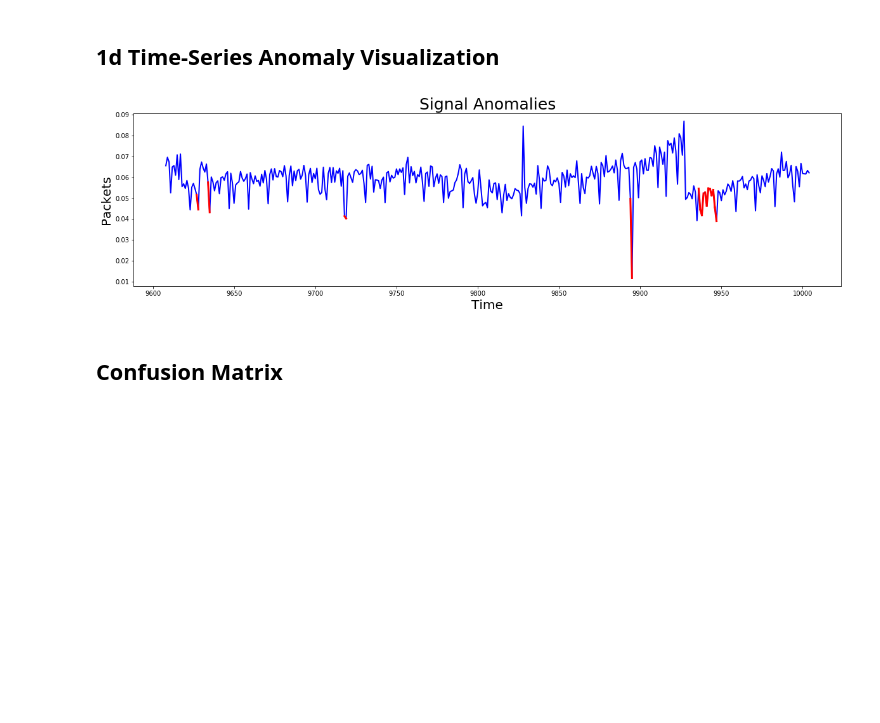
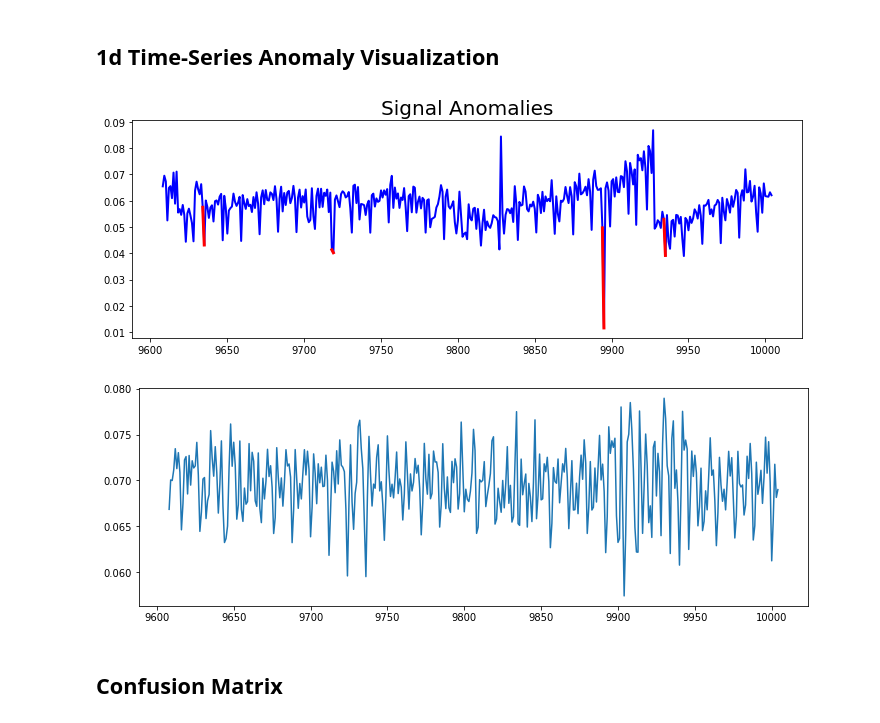
Before and after one commit to tomerlangeibm/Analytics, a Jupyter notebook: VPC Flow Logs Analytics.ipynb, the cells around one changed output. Saved outputs shown, nothing was run; the diff lists cells and outputs as text; code cells hidden in the pictures; blank space fills up the shorter version.

```diff
--- a/VPC Flow Logs Analytics.ipynb
+++ b/VPC Flow Logs Analytics.ipynb
@@ -528,14 +569,16 @@ data_df = normalize(get_data(data_name))
 
 train_size, test_size = int(0.8 * len(data_df.index)), int(0.2 * len(data_df.index))
 train_set, test_set = data_df.iloc[test_size:], data_df.iloc[:test_size]
-epoch_num = 50
+epoch_num = 1
 encoded_window = 4
+
+initializer = tf.contrib.layers.xavier_initializer()
 
 x = tf.placeholder(tf.float32, len(data_df.columns))
 x_reshaped = tf.reshape(x, [1, len(data_df.columns)])
 
-W1, W2 = weight_variable([len(data_df.columns), encoded_window]), weight_variable([encoded_window, len(data_df.columns)])
-b1, b2 = bias_variable([encoded_window]), bias_variable([len(data_df.columns)])
+W1, W2 = tf.Variable(initializer([len(data_df.columns), encoded_window])), tf.Variable(initializer([encoded_window, len(data_df.columns)]))
+b1, b2 = tf.Variable(initializer([encoded_window])), tf.Variable(initializer([len(data_df.columns)]))
 
 x1 = tf.nn.relu(tf.matmul(x_reshaped, W1) + b1)
 x2 = tf.matmul(x1, W2) + b2
@@ -575,8 +623,8 @@ sample_len, label_len = len(data.columns), len(labels.columns)
 # %% [markdown]
 ## Prediction With Simple ANN
 # %%
-epoch_num = 1
-encoded_window = 50
+epoch_num = 5
+encoded_window = 16
 
 initializer = tf.contrib.layers.xavier_initializer()
 x = tf.placeholder(tf.float32, sample_len)
@@ -596,7 +644,7 @@ with tf.Session() as sess:
     sess.run(init)
     start = time.perf_counter()
     for epoch in range(epoch_num):
-        if epoch % 3 == 0:
+        if epoch % 2 == 0:
             scores_train = [loss.eval(feed_dict={x: train_set.iloc[i], y: train_labels.iloc[i]}) for i in range(train_size)]
             scores_test = [loss.eval(feed_dict={x: test_set.iloc[i], y: test_labels.iloc[i]}) for i in range(test_size)]
             print('epoch %s, train loss: %f, test loss: %f' % (epoch, np.mean(scores_train), np.mean(scores_test)))
@@ -642,9 +692,10 @@ with tf.Session() as sess:
             print('epoch %s, train loss: %f, test loss: %f' % (epoch, np.mean(scores_train), np.mean(scores_test)))
         for i in range(train_size):
             sess.run(train, feed_dict={x: train_set.iloc[i], y: train_labels.iloc[i]})
-    elapsed = time.perf_counter() - start
-    print('Train Time: %.1f Seconds' % elapsed)
+    train_time = time.perf_counter() - start
+    print('Train Time: %.1f Seconds' % train_time)
     start = time.perf_counter()
     scores = [loss.eval(feed_dict={x: test_set.iloc[i], y: test_labels.iloc[i]}) for i in range(test_size)]
-    elapsed = time.perf_counter() - start
-    print('Inference Time: %.1f Seconds' % elapsed)
+    pred = [x3.eval(feed_dict={x: test_set.iloc[i], y: test_labels.iloc[i]}) for i in range(test_size)]
+    inf_time = time.perf_counter() - start
+    print('Inference Time: %.1f Seconds' % inf_time)
@@ -653,10 +711,15 @@ with tf.Session() as sess:
 # %%
 xaxis = test_set.index.to_pydatetime() if data_name!="Ext_data" else test_set.index.values
 yaxis = [data_df.loc[x] for x in xaxis]
-anomalies = find_anomalies(scores, 2)
+anomalies = find_anomalies(scores, 3)
 anomaly_visualization(xaxis, yaxis, anomalies)
+
+plt.figure(figsize=(12, 4))
+plt.plot(xaxis, np.reshape(pred, [test_size]))
+plt.show()
 # %% [output]
-[figure, old version]
+[figure, new version]
+[figure, added]
 # %% [markdown]
 ## Confusion Matrix
 # %%
```
Also changed, not shown: parts of 35 cells of this notebook.
